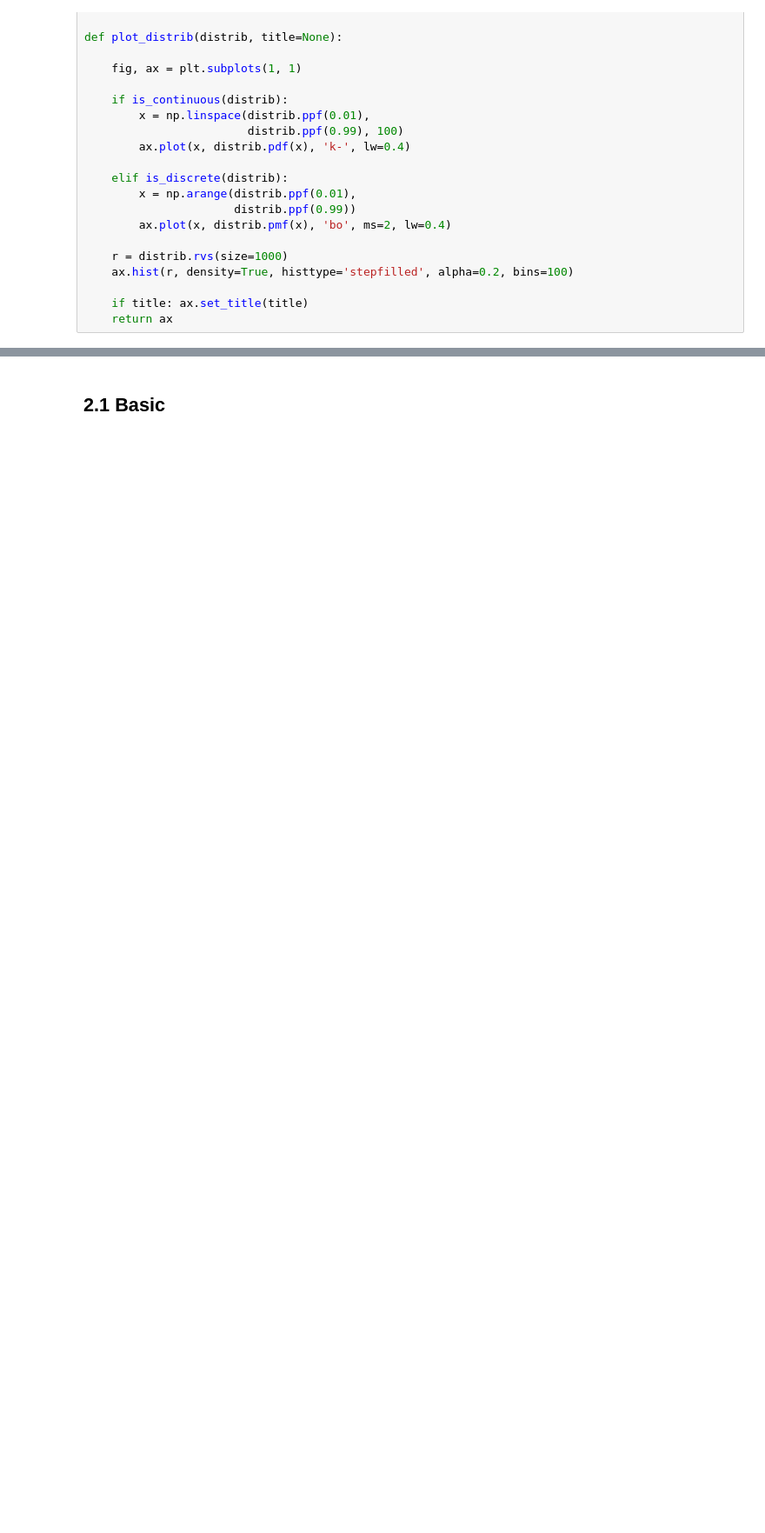
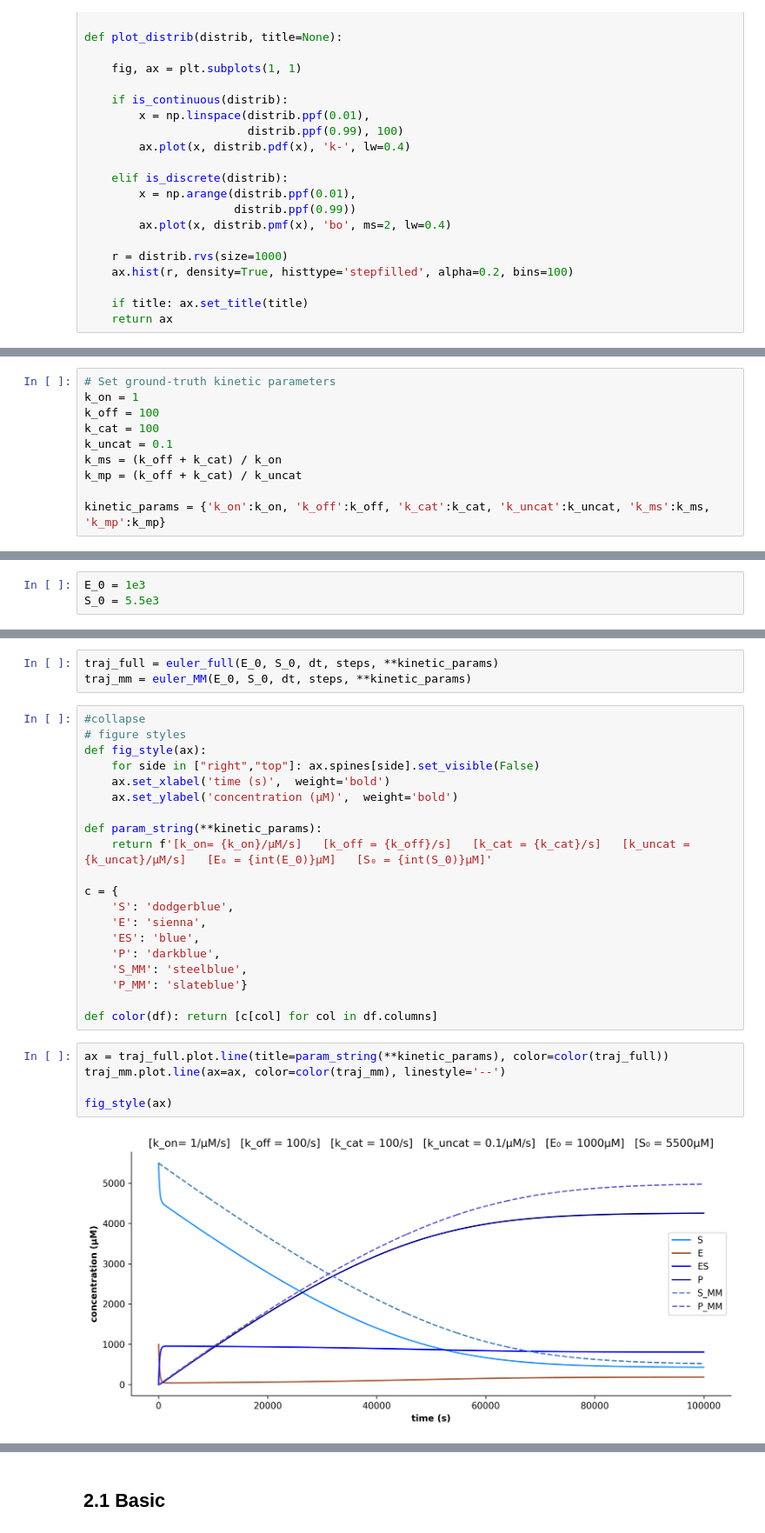
Before and after one commit to alexlenail/back_of_my_envelope, a Jupyter notebook: _notebooks/Enzyme-Kinetic-Parameter-Inference.ipynb, the cells around one changed output, grey strips where cells are left out. Shown at 87% size. Saved outputs shown, nothing was run; the diff lists cells and outputs as text; blank space fills up the shorter version.

Commit message:
progress on Enzyme Kinetics Parameter Inference notebook

```diff
--- a/_notebooks/Enzyme-Kinetic-Parameter-Inference.ipynb
+++ b/_notebooks/Enzyme-Kinetic-Parameter-Inference.ipynb
@@ -142,0 +187,10 @@ in which we have introduced the "Michaelis Constants": $K_{m,\mathrm{S}} = \frac
+# %%
+# Set ground-truth kinetic parameters
+k_on = 1
+k_off = 100
+k_cat = 100
+k_uncat = 0.1
+k_ms = (k_off + k_cat) / k_on
+k_mp = (k_off + k_cat) / k_uncat
+
+kinetic_params = {'k_on':k_on, 'k_off':k_off, 'k_cat':k_cat, 'k_uncat':k_uncat, 'k_ms':k_ms, 'k_mp':k_mp}
@@ -178,0 +253,3 @@ def integrate_full(E, S, dt, steps, k_on=k_on, k_off=k_off, k_cat=k_cat, k_uncat
+# %%
+E_0 = 1e3
+S_0 = 5.5e3
@@ -178,0 +263,30 @@ def integrate_full(E, S, dt, steps, k_on=k_on, k_off=k_off, k_cat=k_cat, k_uncat
+# %%
+traj_full = euler_full(E_0, S_0, dt, steps, **kinetic_params)
+traj_mm = euler_MM(E_0, S_0, dt, steps, **kinetic_params)
+# %%
+#collapse
+# figure styles
+def fig_style(ax):
+    for side in ["right","top"]: ax.spines[side].set_visible(False)
+    ax.set_xlabel('time (s)',  weight='bold')
+    ax.set_ylabel('concentration (μM)',  weight='bold')
+
+def param_string(**kinetic_params):
+    return f'[k_on= {k_on}/μM/s]   [k_off = {k_off}/s]   [k_cat = {k_cat}/s]   [k_uncat = {k_uncat}/μM/s]   [E₀ = {int(E_0)}μM]   [S₀ = {int(S_0)}μM]'
+
+c = {
+    'S': 'dodgerblue',
+    'E': 'sienna',
+    'ES': 'blue',
+    'P': 'darkblue',
+    'S_MM': 'steelblue',
+    'P_MM': 'slateblue'}
+
+def color(df): return [c[col] for col in df.columns]
+# %%
+ax = traj_full.plot.line(title=param_string(**kinetic_params), color=color(traj_full))
+traj_mm.plot.line(ax=ax, color=color(traj_mm), linestyle='--')
+
+fig_style(ax)
+# %% [output]
+[figure, added]
```
Also changed, not shown: parts of 36 cells of this notebook, 2 other files.
